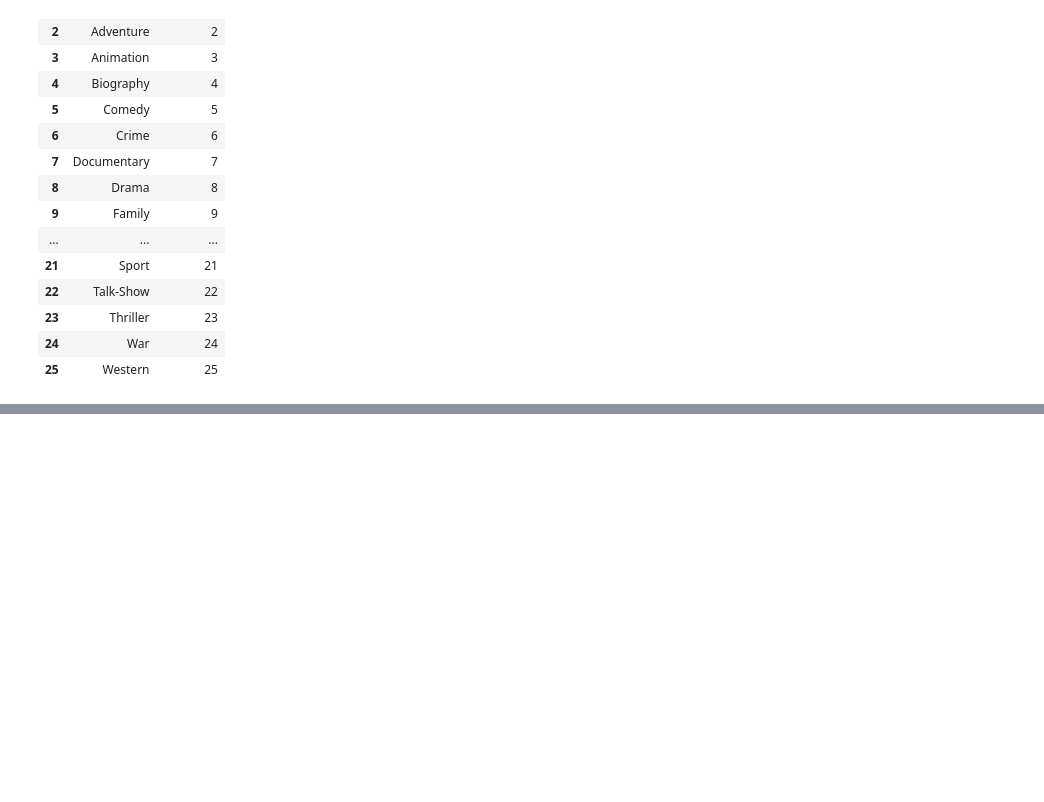
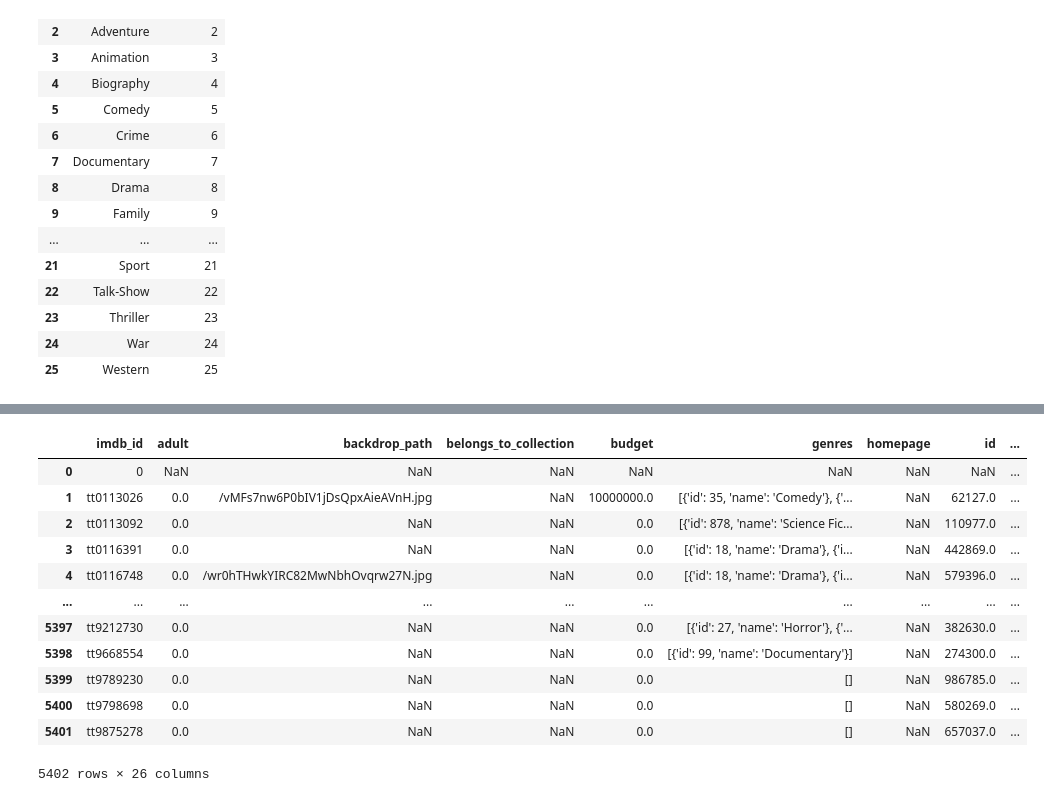
Before and after one commit to evelynmmartinez/TMDB-Movies-1, a Jupyter notebook: SQL Database.ipynb, the cells around one changed output, grey strips where cells are left out. Drawn from its saved outputs; the diff is of its cells as text; code cells hidden in the pictures; blank space fills up the shorter version.

```diff
--- a/SQL Database.ipynb
+++ b/SQL Database.ipynb
@@ -212,0 +240,3 @@ tmdb_data_dtypes = {"imdb_id": "VARCHAR(20)", "revenue": "FLOAT","budget": "FLOA
+# %%
+tmdb_2000 = pd.read_csv('Data/final_tmdb_data_2000.csv.gz')
+tmdb_2000.head()
@@ -212,0 +251,3 @@ tmdb_data_dtypes = {"imdb_id": "VARCHAR(20)", "revenue": "FLOAT","budget": "FLOA
+# %%
+tmdb_2001 = pd.read_csv('Data/final_tmdb_data_2001.csv.gz')
+tmdb_2001.head()
@@ -212,0 +262,17 @@ tmdb_data_dtypes = {"imdb_id": "VARCHAR(20)", "revenue": "FLOAT","budget": "FLOA
+# %%
+tmdb_final = pd.concat([tmdb_2000, tmdb_2001], ignore_index=True)
+tmdb_final
+# %% [output]
+|  | imdb_id | adult | backdrop_path | belongs_to_collection | budget | genres | homepage | id | ... |
+| 0 | 0 | NaN | NaN | NaN | NaN | NaN | NaN | NaN | ... |
+| 1 | tt0113026 | 0.0 | /vMFs7nw6P0bIV1jDsQpxAieAVnH.jpg | NaN | 10000000.0 | [{'id': 35, 'name': 'Comedy'}, {'... | NaN | 62127.0 | ... |
+| 2 | tt0113092 | 0.0 | NaN | NaN | 0.0 | [{'id': 878, 'name': 'Science Fic... | NaN | 110977.0 | ... |
+| 3 | tt0116391 | 0.0 | NaN | NaN | 0.0 | [{'id': 18, 'name': 'Drama'}, {'i... | NaN | 442869.0 | ... |
+| 4 | tt0116748 | 0.0 | /wr0hTHwkYIRC82MwNbhOvqrw27N.jpg | NaN | 0.0 | [{'id': 18, 'name': 'Drama'}, {'i... | NaN | 579396.0 | ... |
+| ... | ... | ... | ... | ... | ... | ... | ... | ... | ... |
+| 5397 | tt9212730 | 0.0 | NaN | NaN | 0.0 | [{'id': 27, 'name': 'Horror'}, {'... | NaN | 382630.0 | ... |
+| 5398 | tt9668554 | 0.0 | NaN | NaN | 0.0 | [{'id': 99, 'name': 'Documentary'}] | NaN | 274300.0 | ... |
+| 5399 | tt9789230 | 0.0 | NaN | NaN | 0.0 | [] | NaN | 986785.0 | ... |
+| 5400 | tt9798698 | 0.0 | NaN | NaN | 0.0 | [] | NaN | 580269.0 | ... |
+| 5401 | tt9875278 | 0.0 | NaN | NaN | 0.0 | [] | NaN | 657037.0 | ... |
+5402 rows × 26 columns
```
Also changed, not shown: parts of 27 cells of this notebook, 11 other files.
